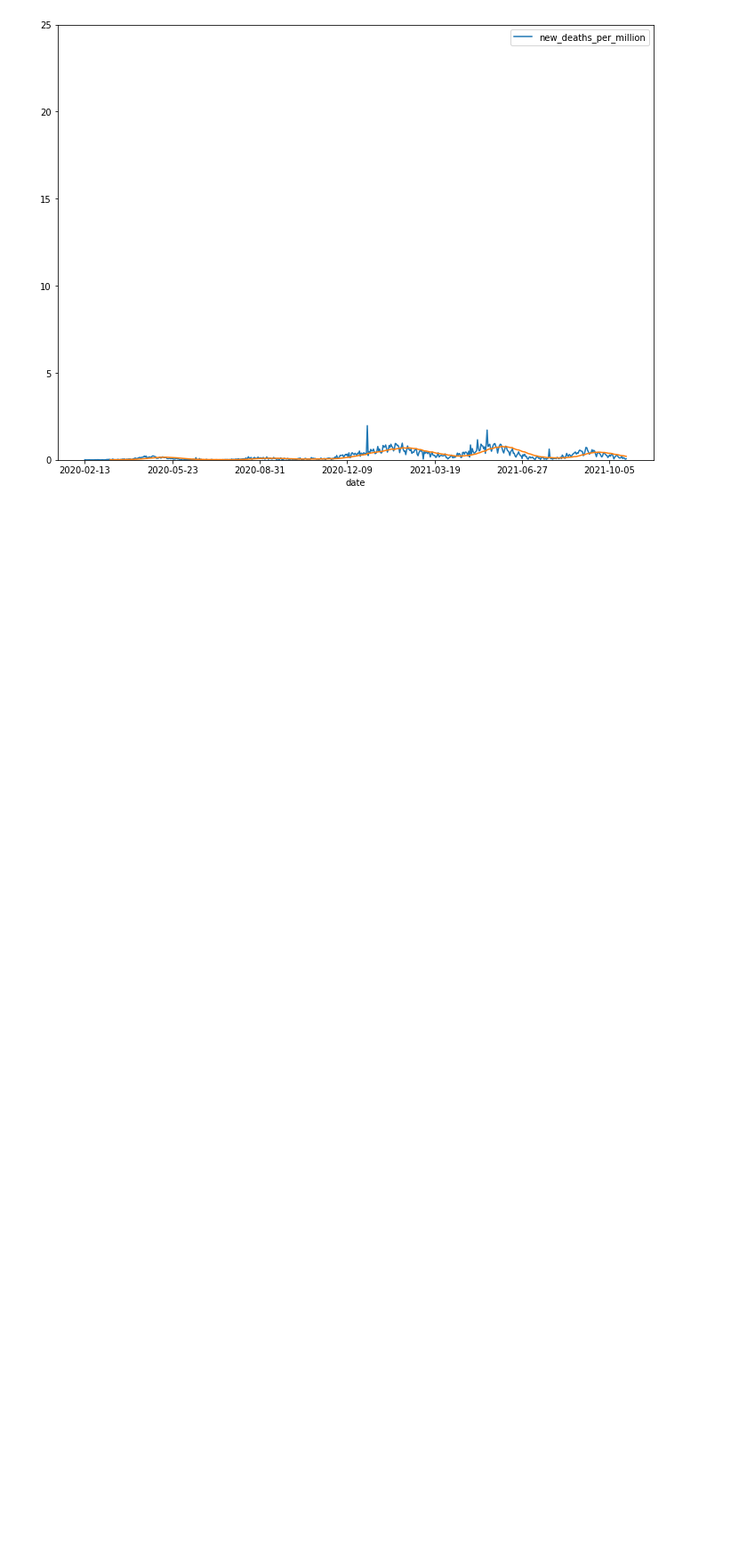
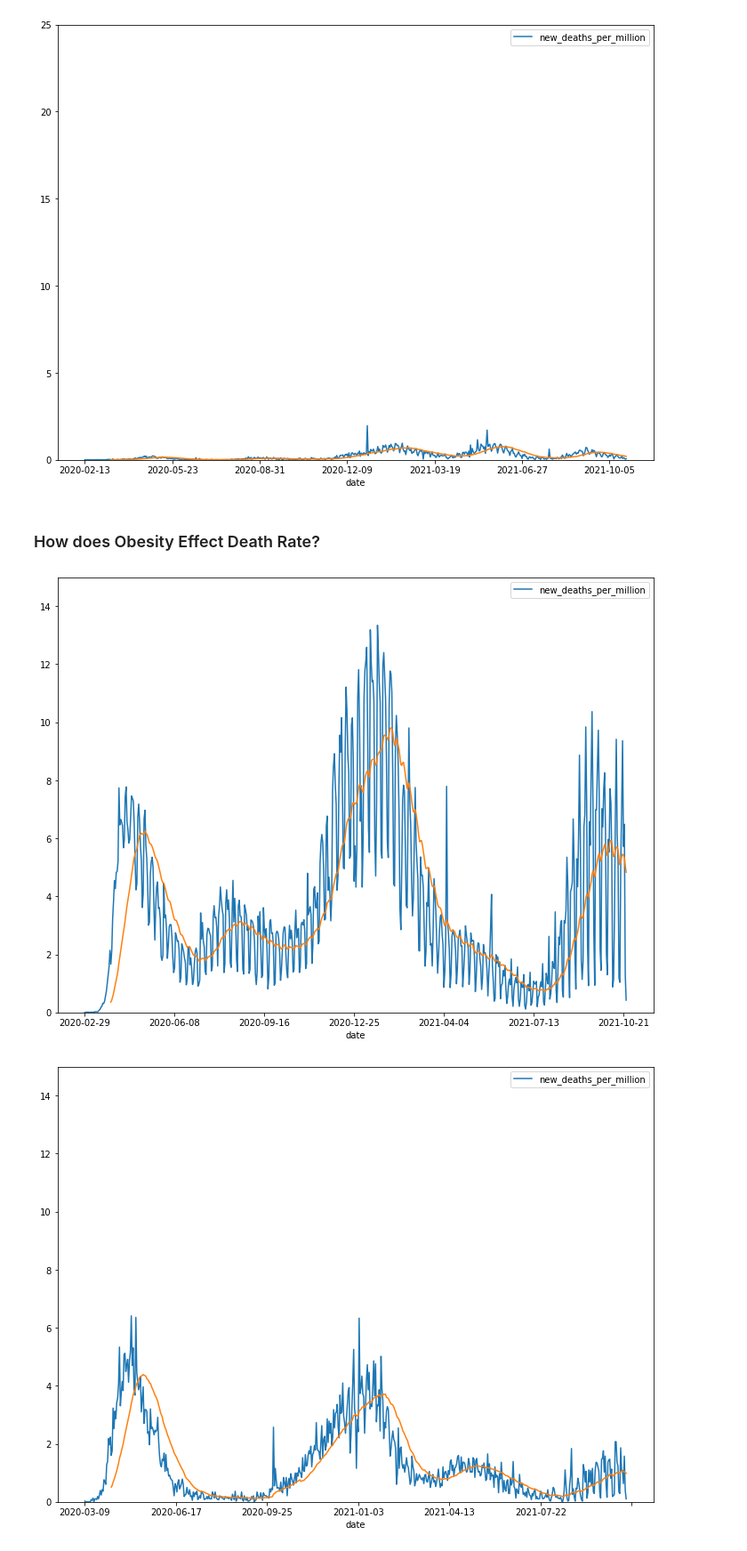
Before and after one commit to ProsperChuks/COVID-19-Data-Analysis, a Jupyter notebook: covid_.ipynb, the cells around one changed output. Shown at 89% size. Drawn from its saved outputs; the diff is of its cells as text; code cells hidden in the pictures; blank space fills up the shorter version.

Commit message:
obesity's effect on death rate

```diff
--- a/covid_.ipynb
+++ b/covid_.ipynb
@@ -44,3 +44,13 @@ country_plot('new_deaths_per_million', 'Japan', True, 25)
 # %% [output]
 [figure]
 [figure]
+# %% [markdown]
+### How does Obesity Effect Death Rate?
+# %%
+country_plot('new_deaths_per_million', 'United States', True, 15)
+country_plot('new_deaths_per_million', 'Canada', True, 15)
+country_plot('new_deaths_per_million', 'India', True, 15)
+country_plot('new_deaths_per_million', 'Japan', True, 15)
+# %% [output]
+[figure, added]
+[figure, added]
```
Also changed, not shown: parts of 2 cells of this notebook.
